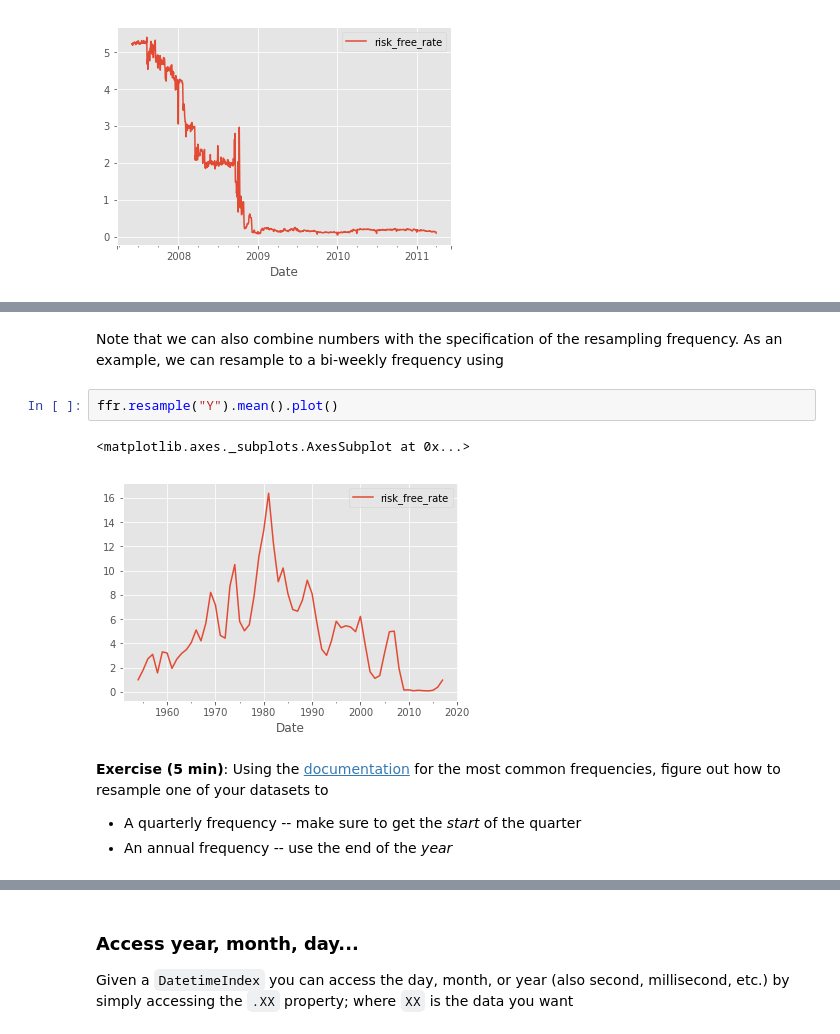
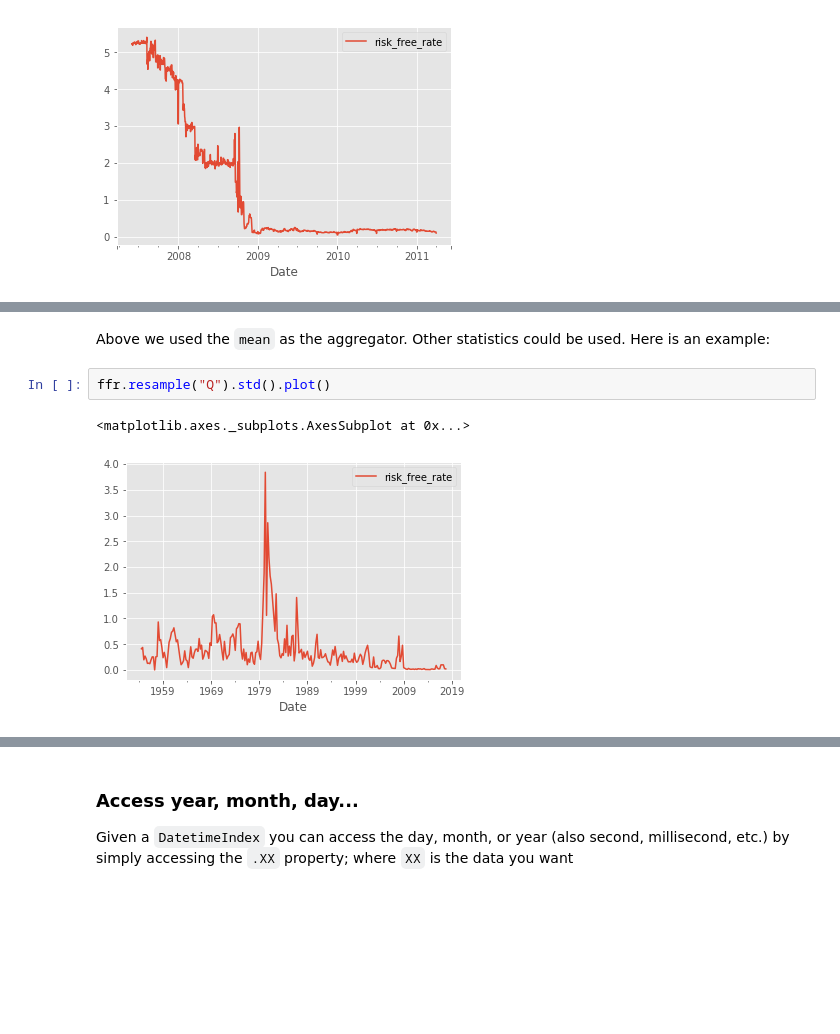
Before and after one commit to mwaugh0328/Data_Bootcamp_Fall_2017, a Jupyter notebook: data_bootcamp_1211/bootcamp_timeseries.ipynb, the cells around one changed output, grey strips where cells are left out. Saved outputs shown, nothing was run; the diff lists cells and outputs as text; blank space fills up the shorter version.

```diff
--- a/data_bootcamp_1211/bootcamp_timeseries.ipynb
+++ b/data_bootcamp_1211/bootcamp_timeseries.ipynb
@@ -387,12 +438,7 @@ ffr.resample?
-# %% [markdown]
-Note that we can also combine numbers with the specification of the resampling frequency. As an example, we can resample to a bi-weekly frequency using
+# %% [markdown]
+Above we used the `mean` as the aggregator. Other statistics could be used. Here is an example:
 # %%
-ffr.resample("Y").mean().plot()
+ffr.resample("Q").std().plot()
 # %% [output]
 <matplotlib.axes._subplots.AxesSubplot at 0x...>
-[figure, old version]
+[figure, new version]
-# %% [markdown]
-**Exercise (5 min)**: Using the [documentation](http://pandas.pydata.org/pandas-docs/stable/timeseries.html#offset-aliases) for the most common frequencies, figure out how to resample one of your datasets to
-
-- A quarterly frequency -- make sure to get the _start_ of the quarter
-- An annual frequency -- use the end of the _year_
```
Also changed, not shown: parts of 81 cells of this notebook.
